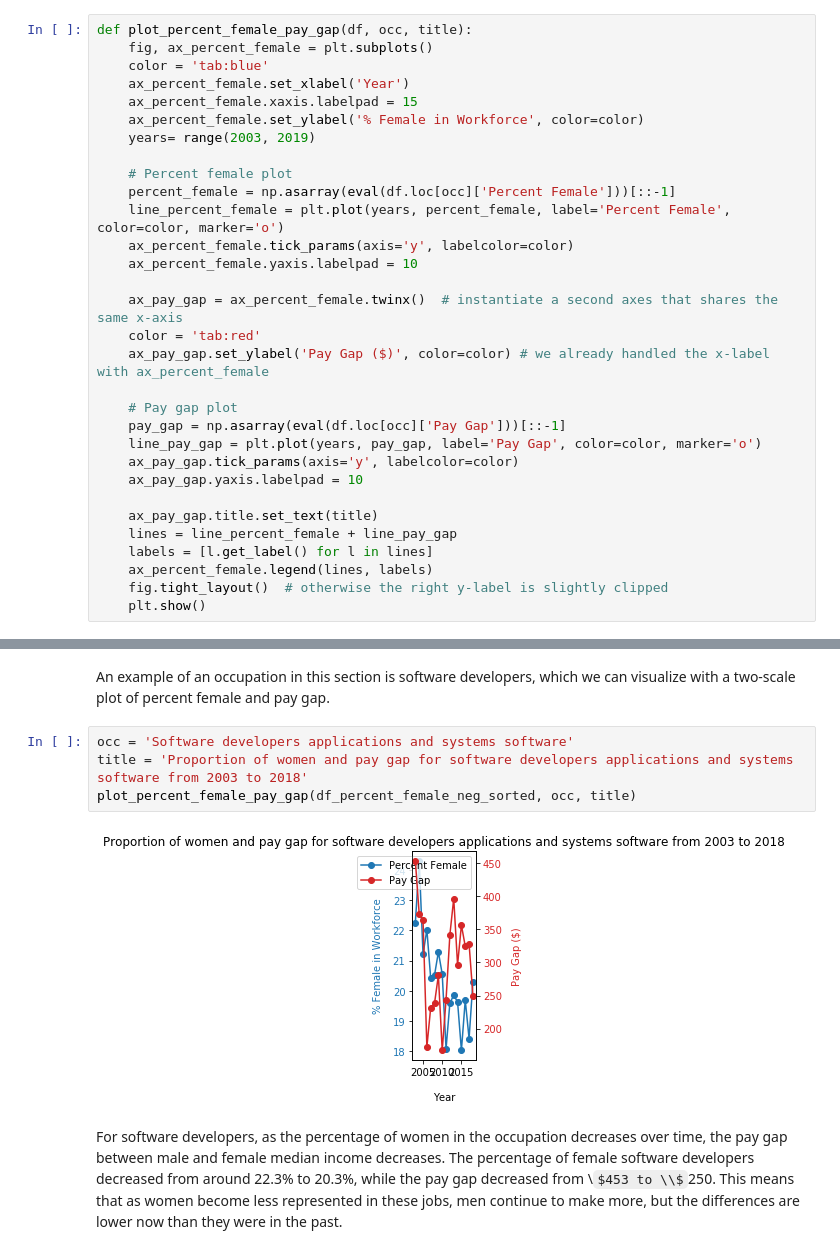
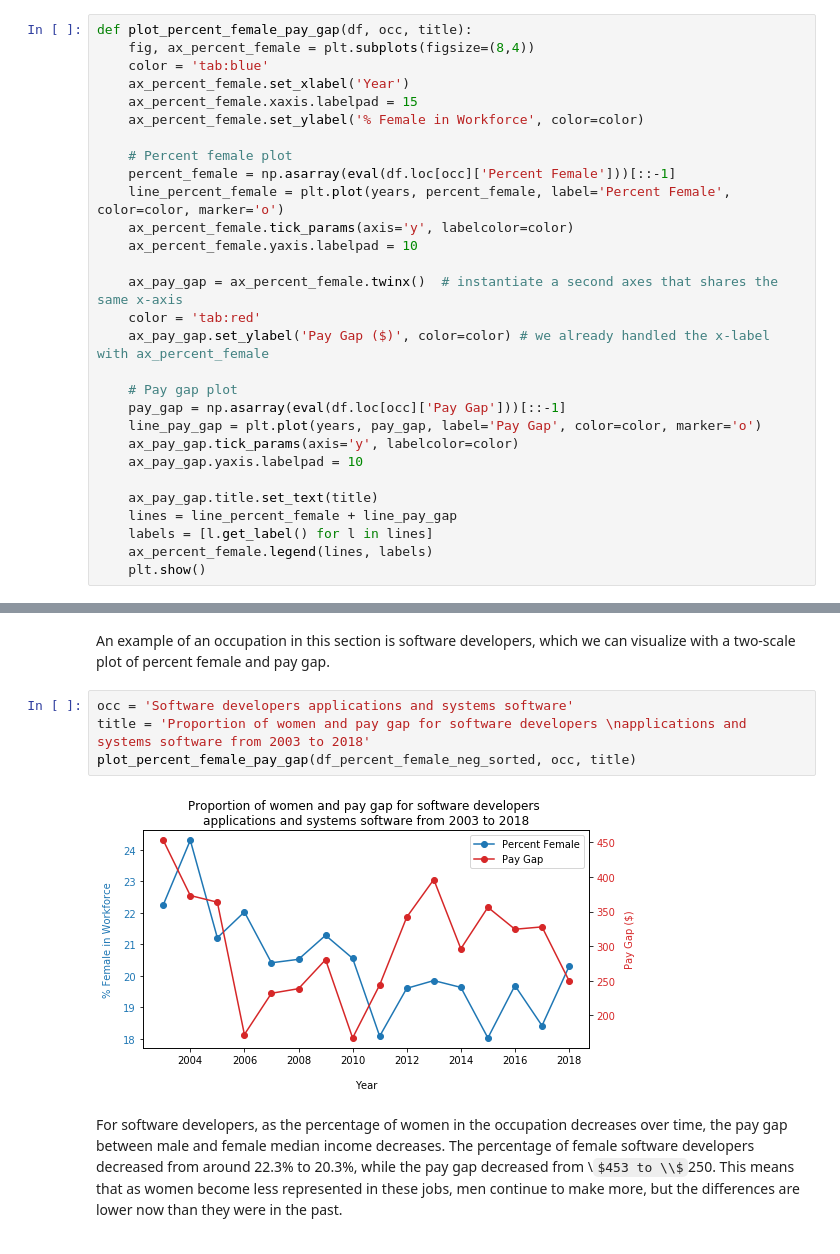
Before and after one commit to coverney/ThinkStats2, a Jupyter notebook: project2/project2.ipynb, the cells around one changed output, grey strips where cells are left out. Cells and saved outputs as stored; diff of their text form; some formulas as TeX source.

```diff
--- a/project2/project2.ipynb
+++ b/project2/project2.ipynb
@@ -814,12 +805,11 @@ def plot_percent_female(df, occs, colors, title):
 `plot_percent_female_pay_gap` plots a two-scale plot of pay gap and percent female versus year. (We need to flip the data arrays since they are ordered in reverse chronological order.)
 # %%
 def plot_percent_female_pay_gap(df, occ, title):
-    fig, ax_percent_female = plt.subplots()
+    fig, ax_percent_female = plt.subplots(figsize=(8,4))
     color = 'tab:blue'
     ax_percent_female.set_xlabel('Year')
     ax_percent_female.xaxis.labelpad = 15
     ax_percent_female.set_ylabel('% Female in Workforce', color=color)
-    years= range(2003, 2019)
 
     # Percent female plot
     percent_female = np.asarray(eval(df.loc[occ]['Percent Female']))[::-1]
@@ -841,7 +831,6 @@ def plot_percent_female_pay_gap(df, occ, title):
     lines = line_percent_female + line_pay_gap
     labels = [l.get_label() for l in lines]
     ax_percent_female.legend(lines, labels)
-    fig.tight_layout()  # otherwise the right y-label is slightly clipped
     plt.show()
 # %% [markdown]
 `plot_percent_female_total_pay` plots a two-scale plot of total pay and percent female versus year.
@@ -1168,10 +1149,10 @@ Number of occupations: 20
 An example of an occupation in this section is software developers, which we can visualize with a two-scale plot of percent female and pay gap.
 # %%
 occ = 'Software developers applications and systems software'
-title = 'Proportion of women and pay gap for software developers applications and systems software from 2003 to 2018'
+title = 'Proportion of women and pay gap for software developers \napplications and systems software from 2003 to 2018'
 plot_percent_female_pay_gap(df_percent_female_neg_sorted, occ, title)
 # %% [output]
-[figure, old version]
+[figure, new version]
 # %% [markdown]
 For software developers, as the percentage of women in the occupation decreases over time, the pay gap between male and female median income decreases. The percentage of female software developers decreased from around 22.3% to 20.3%, while the pay gap decreased from \\$453 to \\$250. This means that as women become less represented in these jobs, men continue to make more, but the differences are lower now than they were in the past.
 # %% [markdown]
```
Also changed, not shown: parts of 27 cells of this notebook, 1 other file.
